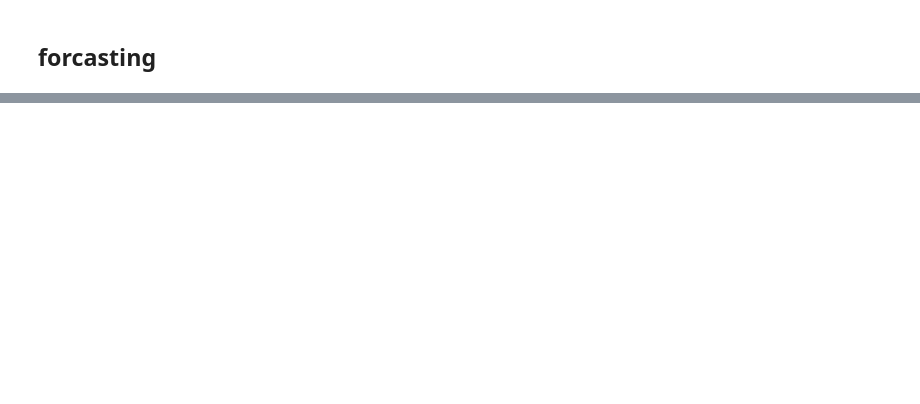
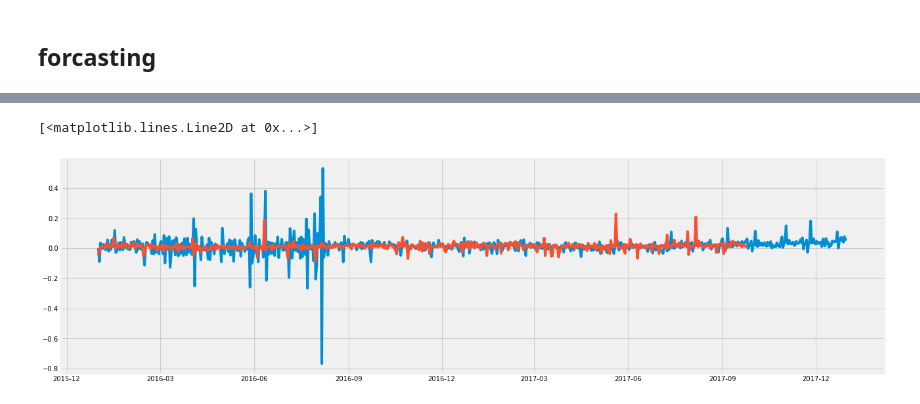
Before and after one commit to Hupi/Competitions, a Jupyter notebook: zillow/notebooks/kaggle_zillow_first_analyze.ipynb, the cells around one changed output, grey strips where cells are left out. Cells and saved outputs as stored; diff of their text form; code cells hidden in the pictures; blank space fills up the shorter version.

```diff
--- a/zillow/notebooks/kaggle_zillow_first_analyze.ipynb
+++ b/zillow/notebooks/kaggle_zillow_first_analyze.ipynb
@@ -413,0 +405,10 @@ plt.show()
+# %%
+new_transactiondate = pd.date_range('2017-09-26', periods=97, freq='1D')
+# %%
+columns=[['transactiondate','logerror']]
+forcast_from_oct17=pd.DataFrame(columns=columns)
+
+forcast_from_oct17['transactiondate']=new_transactiondate
+forcast_from_oct17['logerror']=forcast
+forcast_from_oct17.dropna()
+forcast_from_oct17.tail()
@@ -413,0 +422,10 @@ plt.show()
+# %%
+logerrors=pd.DataFrame( pred.predicted_mean )
+
+prediction=pd.DataFrame(columns=columns)
+
+prediction['transactiondate']=pd.to_datetime(mean_group.index)
+
+prediction['logerror'] = logerrors
+
+prediction.head()
@@ -413,0 +439,3 @@ plt.show()
+# %%
+data=pd.concat([prediction, forcast_from_oct17])
+data.head()
@@ -413,0 +451,9 @@ plt.show()
+# %%
+plt.figure(figsize=(20, 6))
+xx=data.transactiondate
+yy=data.logerror
+plt.plot(xx, yy)
+plt.plot(mean_group)
+# %% [output]
+[<matplotlib.lines.Line2D at 0x...>]
+[figure, added]
```
Also changed, not shown: parts of 22 cells of this notebook.
